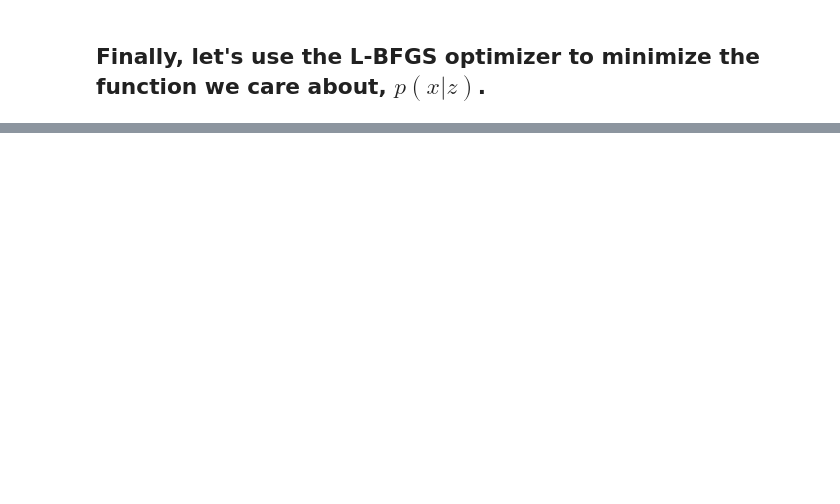
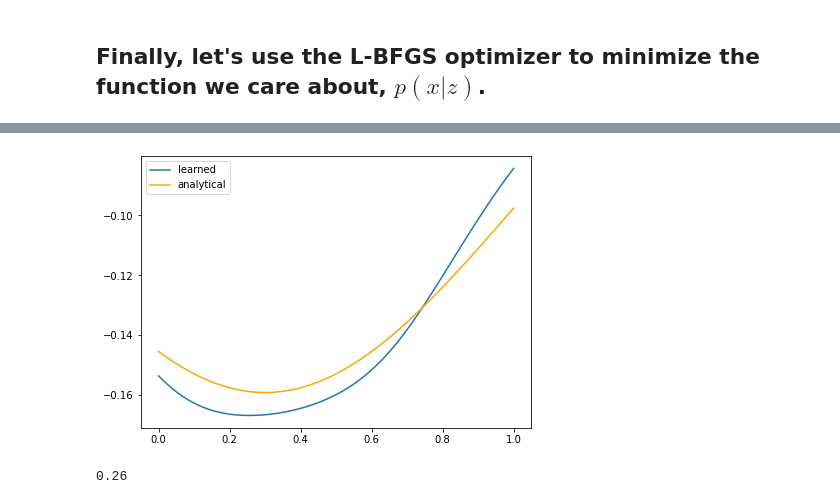
Before and after one commit to haoxing-du/ToyFlow, a Jupyter notebook: scripts/toy_conditional_haoxing.ipynb, the cells around one changed output, grey strips where cells are left out. Cells and saved outputs as stored; diff of their text form; code cells hidden in the pictures; blank space fills up the shorter version.

```diff
--- a/scripts/toy_conditional_haoxing.ipynb
+++ b/scripts/toy_conditional_haoxing.ipynb
@@ -815,0 +768,9 @@ tf.reduce_sum(1)
+# %%
+fixed_point = [0.3, 0.3]
+plot_pxz_fixed_x(fixed_point)
+# %% [output]
+[figure, added]
+# %%
+scanner(tf.constant([0.3,0.3],dtype=tf.float32),100)
+# %% [output]
+0.26
```
Also changed, not shown: parts of 28 cells of this notebook.
